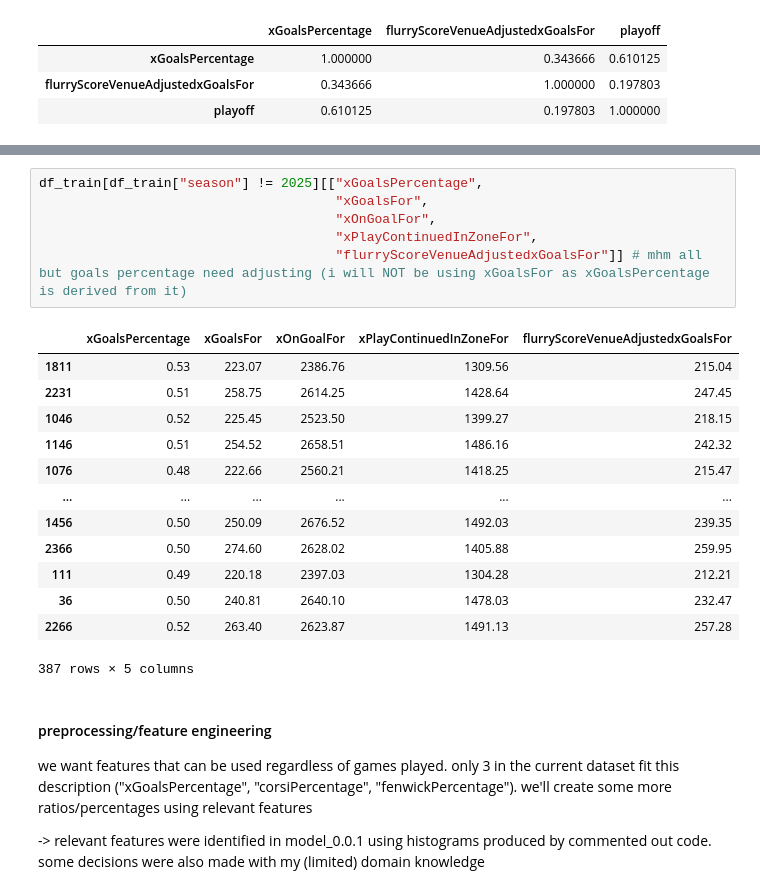
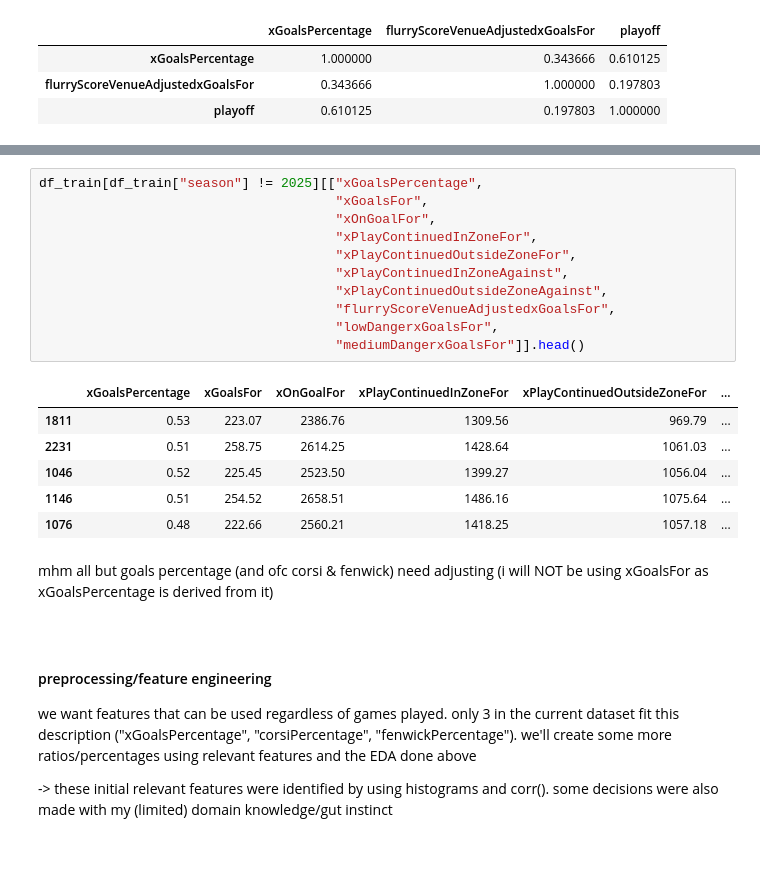
Before and after one commit to ricd99/nhl-test-2, a Jupyter notebook: model_0.1.1.ipynb, the cells around one changed output, grey strips where cells are left out. Saved outputs shown, nothing was run; the diff lists cells and outputs as text; blank space fills up the shorter version.

Commit message:
features for new models chosen

```diff
--- a/model_0.1.1.ipynb
+++ b/model_0.1.1.ipynb
@@ -180,26 +204,28 @@ df_train[df_train["season"] == 2025][["xGoalsPercentage",
 # %%
 df_train[df_train["season"] != 2025][["xGoalsPercentage",
                                       "xGoalsFor",
                                       "xOnGoalFor",
                                       "xPlayContinuedInZoneFor",
-                                      "flurryScoreVenueAdjustedxGoalsFor"]] # mhm all but goals percentage need adjusting (i will NOT be using xGoalsFor as xGoalsPercentage is derived from it)
+                                      "xPlayContinuedOutsideZoneFor",
+                                      "xPlayContinuedInZoneAgainst",
+                                      "xPlayContinuedOutsideZoneAgainst",
+                                      "flurryScoreVenueAdjustedxGoalsFor",
+                                      "lowDangerxGoalsFor",
+                                      "mediumDangerxGoalsFor"]].head()
 # %% [output]
-|  | xGoalsPercentage | xGoalsFor | xOnGoalFor | xPlayContinuedInZoneFor | flurryScoreVenueAdjustedxGoalsFor |
-| 1811 | 0.53 | 223.07 | 2386.76 | 1309.56 | 215.04 |
-| 2231 | 0.51 | 258.75 | 2614.25 | 1428.64 | 247.45 |
-| 1046 | 0.52 | 225.45 | 2523.50 | 1399.27 | 218.15 |
-| 1146 | 0.51 | 254.52 | 2658.51 | 1486.16 | 242.32 |
-| 1076 | 0.48 | 222.66 | 2560.21 | 1418.25 | 215.47 |
-| ... | ... | ... | ... | ... | ... |
-| 1456 | 0.50 | 250.09 | 2676.52 | 1492.03 | 239.35 |
-| 2366 | 0.50 | 274.60 | 2628.02 | 1405.88 | 259.95 |
-| 111 | 0.49 | 220.18 | 2397.03 | 1304.28 | 212.21 |
-| 36 | 0.50 | 240.81 | 2640.10 | 1478.03 | 232.47 |
-| 2266 | 0.52 | 263.40 | 2623.87 | 1491.13 | 257.28 |
+|  | xGoalsPercentage | xGoalsFor | xOnGoalFor | xPlayContinuedInZoneFor | xPlayContinuedOutsideZoneFor | ... |
+| 1811 | 0.53 | 223.07 | 2386.76 | 1309.56 | 969.79 | ... |
+| 2231 | 0.51 | 258.75 | 2614.25 | 1428.64 | 1061.03 | ... |
+| 1046 | 0.52 | 225.45 | 2523.50 | 1399.27 | 1056.04 | ... |
+| 1146 | 0.51 | 254.52 | 2658.51 | 1486.16 | 1075.64 | ... |
+| 1076 | 0.48 | 222.66 | 2560.21 | 1418.25 | 1057.18 | ... |
-387 rows × 5 columns
+# %% [markdown]
+mhm all but goals percentage (and ofc corsi & fenwick) need adjusting (i will NOT be using xGoalsFor as xGoalsPercentage is derived from it)
+<br>
+<br>
 # %% [markdown]
 #### preprocessing/feature engineering
 
-we want features that can be used regardless of games played. only 3 in the current dataset fit this description ("xGoalsPercentage", "corsiPercentage", "fenwickPercentage"). we'll create some more ratios/percentages using relevant features
+we want features that can be used regardless of games played. only 3 in the current dataset fit this description ("xGoalsPercentage", "corsiPercentage", "fenwickPercentage"). we'll create some more ratios/percentages using relevant features and the EDA done above
 
--> relevant features were identified in model_0.0.1 using histograms produced by commented out code. some decisions were also made with my (limited) domain knowledge
+-> these initial relevant features were identified by using histograms and corr(). some decisions were also made with my (limited) domain knowledge/gut instinct
```
Also changed, not shown: parts of 9 cells of this notebook, 1 other file.
